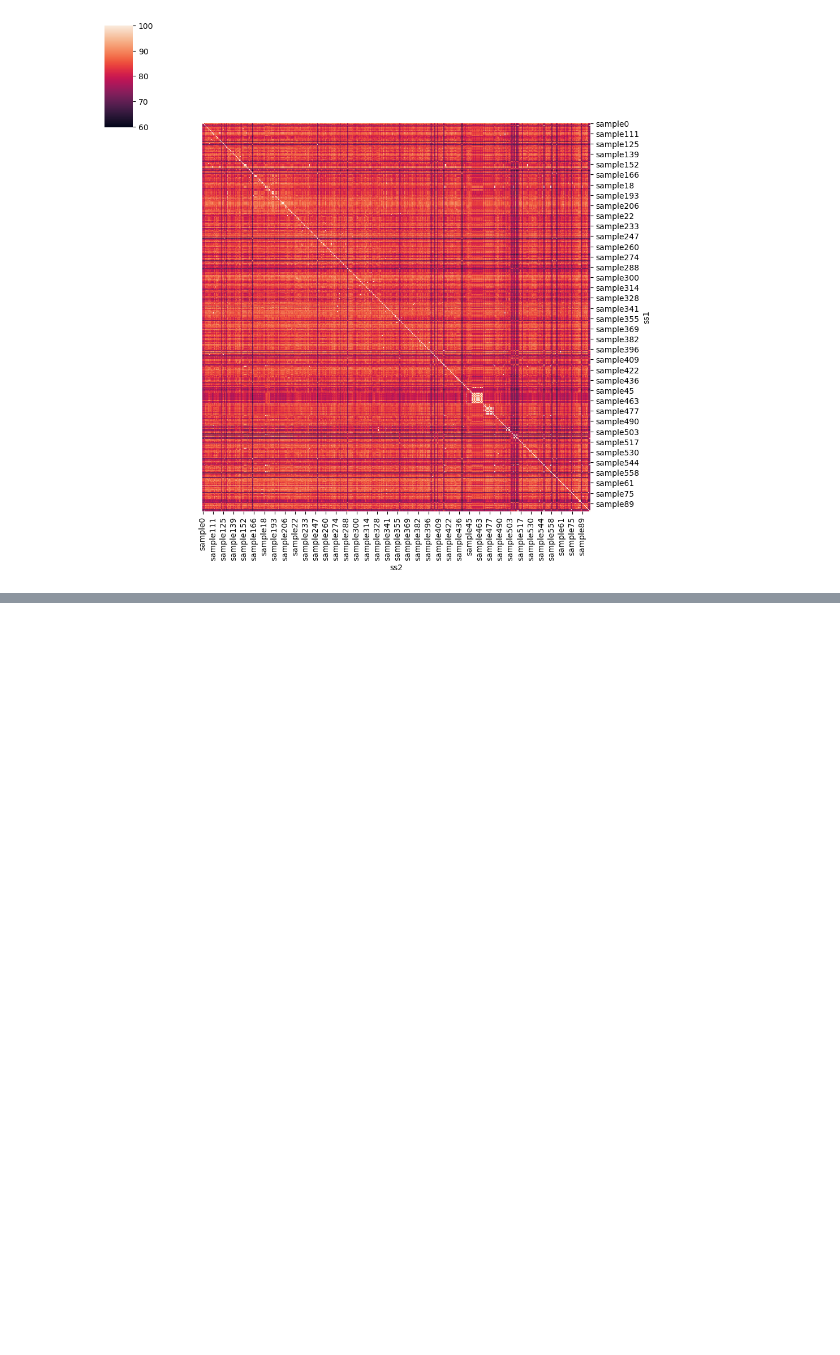
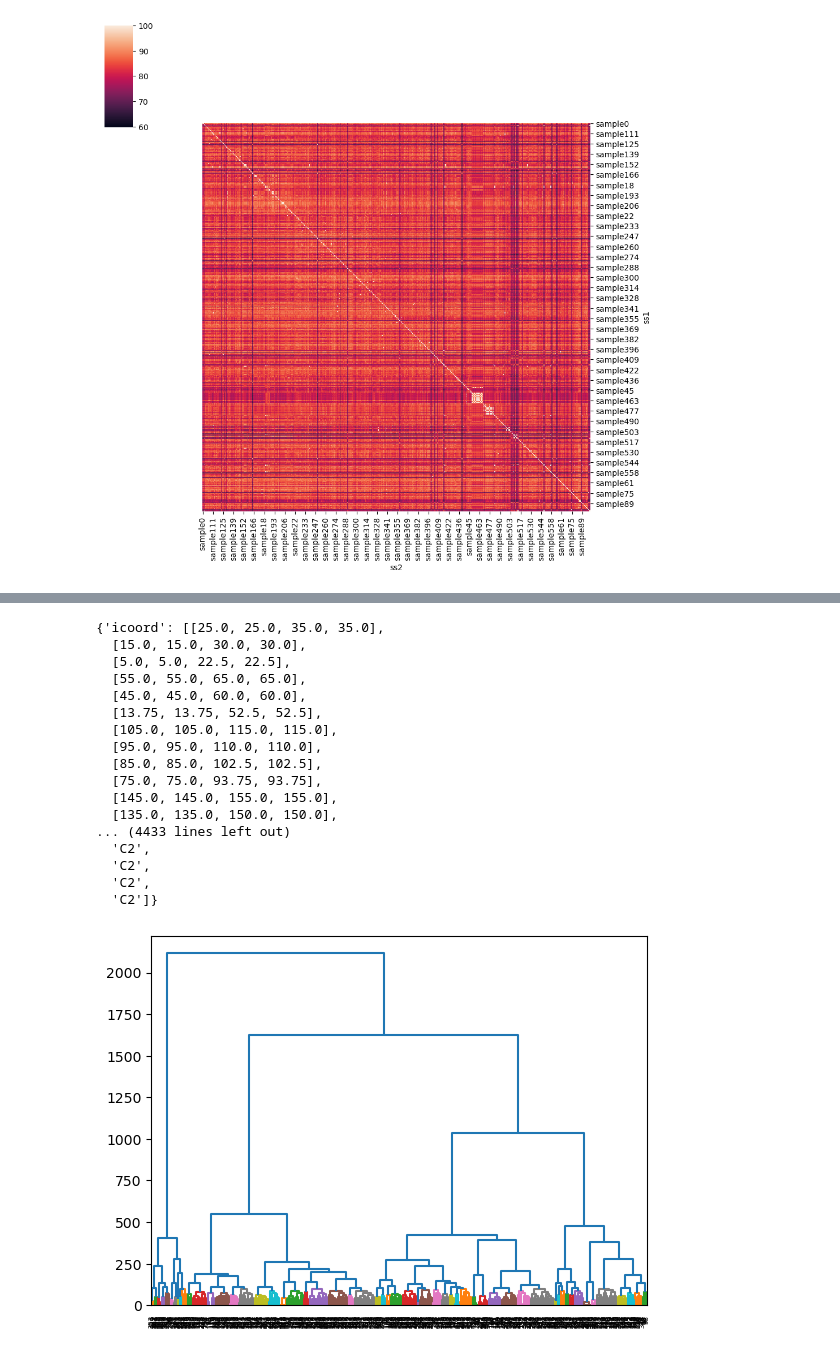
Before and after one commit to annaliese8/PopGenStats_Project, a Jupyter notebook: mummer_clustering.ipynb, the cells around one changed output, grey strips where cells are left out. Cells and saved outputs as stored; diff of their text form; code cells hidden in the pictures; blank space fills up the shorter version.

Commit message:
avg and ward clustering w thresholds; starting to perfrom cluster comparisons

```diff
--- a/mummer_clustering.ipynb
+++ b/mummer_clustering.ipynb
@@ -157,0 +180,3 @@ Error:
+# %%
+ward_linkage_matrix = ward(new_mummer_matrix)
+ward_linkage_matrix
@@ -157,0 +191,24 @@ Error:
+# %%
+# t = 0.7*max(ward_linkage_matrix[:,2])
+
+ward_dendrogram = dendrogram(ward_linkage_matrix, color_threshold=99)
+ward_dendrogram
+# %% [output]
+{'icoord': [[25.0, 25.0, 35.0, 35.0],
+  [15.0, 15.0, 30.0, 30.0],
+  [5.0, 5.0, 22.5, 22.5],
+  [55.0, 55.0, 65.0, 65.0],
+  [45.0, 45.0, 60.0, 60.0],
+  [13.75, 13.75, 52.5, 52.5],
+  [105.0, 105.0, 115.0, 115.0],
+  [95.0, 95.0, 110.0, 110.0],
+  [85.0, 85.0, 102.5, 102.5],
+  [75.0, 75.0, 93.75, 93.75],
+  [145.0, 145.0, 155.0, 155.0],
+  [135.0, 135.0, 150.0, 150.0],
+... (4433 lines left out)
+  'C2',
+  'C2',
+  'C2',
+  'C2']}
+[figure, added]
```
Also changed, not shown: parts of 36 cells of this notebook, 1 other file.
